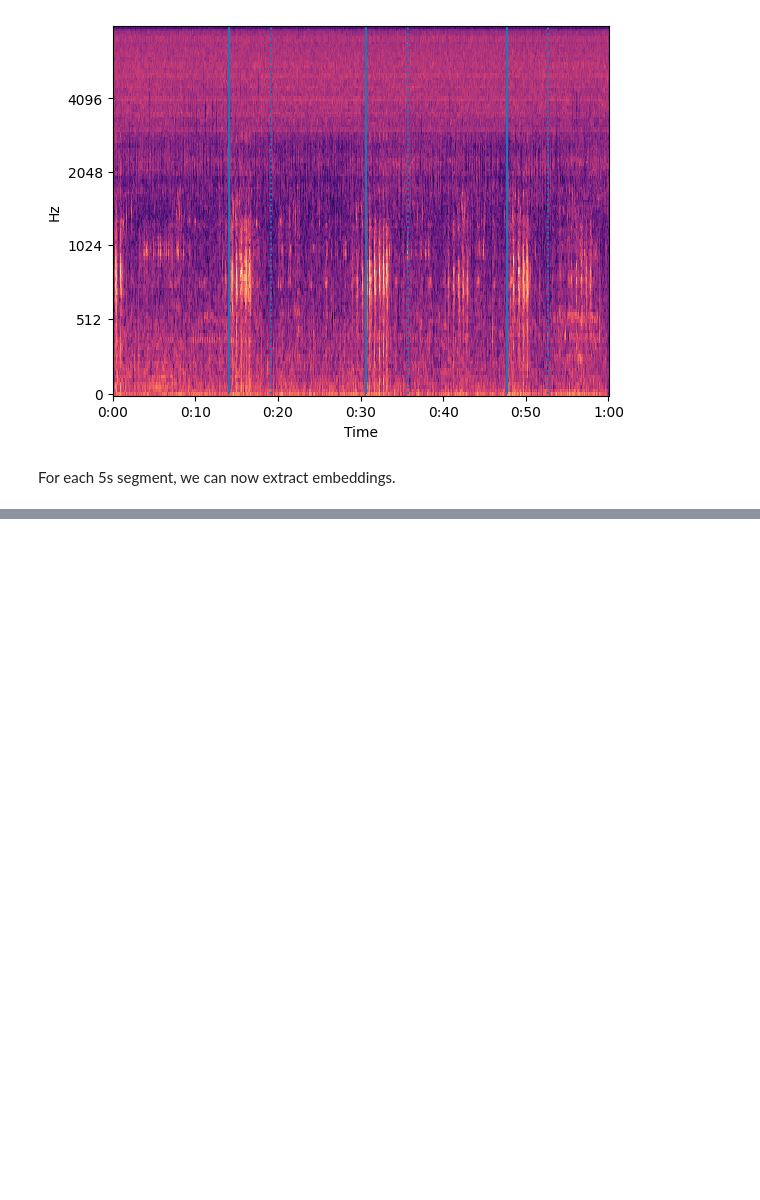
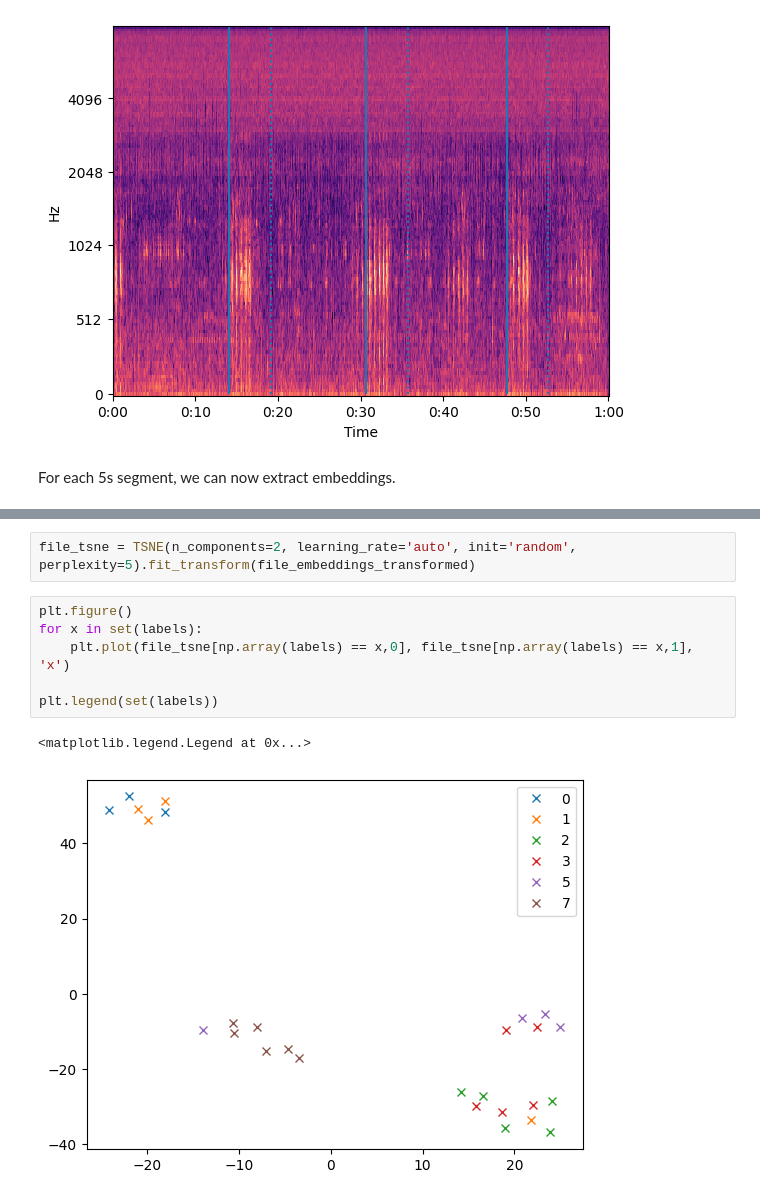
Before and after one commit to DeKUT-DSAIL/ndege-zetu, a Jupyter notebook: embedding_extraction.ipynb, the cells around one changed output, grey strips where cells are left out. Saved outputs shown, nothing was run; the diff lists cells and outputs as text; blank space fills up the shorter version.

```diff
--- a/embedding_extraction.ipynb
+++ b/embedding_extraction.ipynb
@@ -232,0 +331,11 @@ file_embeddings.shape
+# %%
+file_tsne = TSNE(n_components=2, learning_rate='auto', init='random', perplexity=5).fit_transform(file_embeddings_transformed)
+# %%
+plt.figure()
+for x in set(labels):
+    plt.plot(file_tsne[np.array(labels) == x,0], file_tsne[np.array(labels) == x,1], 'x')
+
+plt.legend(set(labels))
+# %% [output]
+<matplotlib.legend.Legend at 0x...>
+[figure, added]
```
Also changed, not shown: parts of 10 cells of this notebook.
